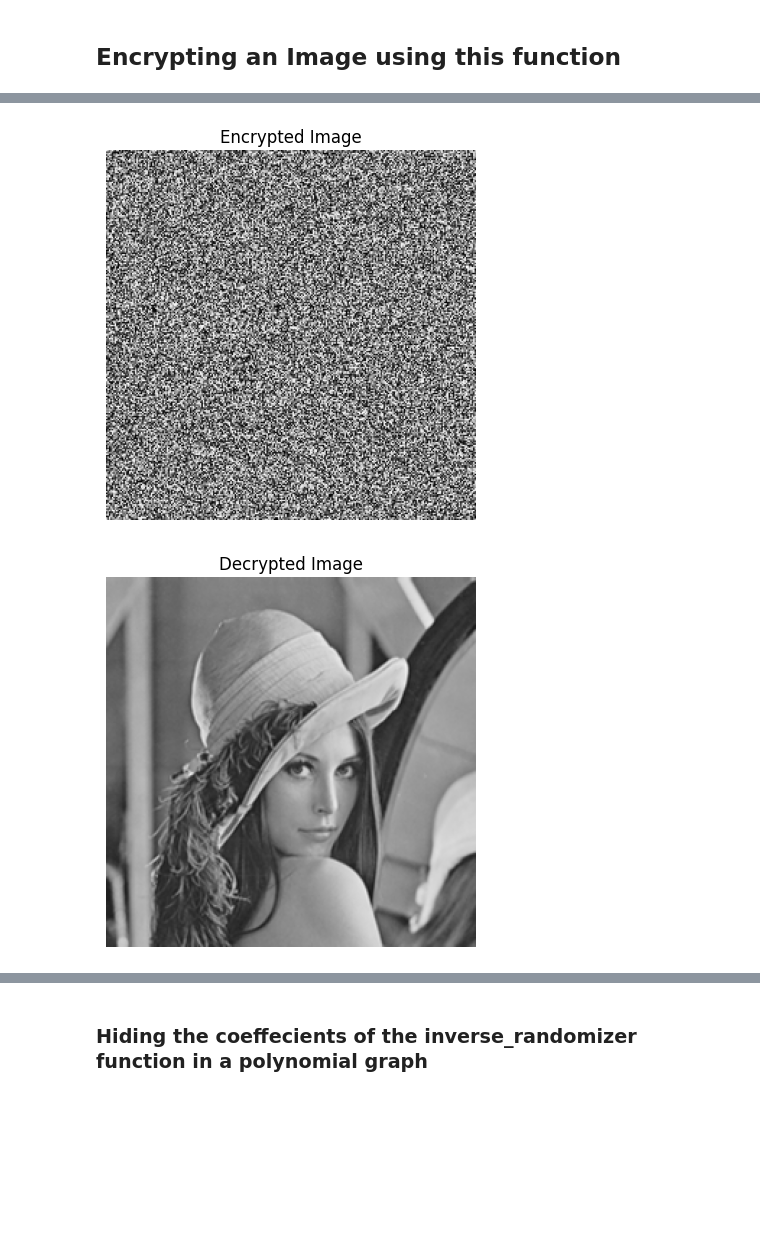
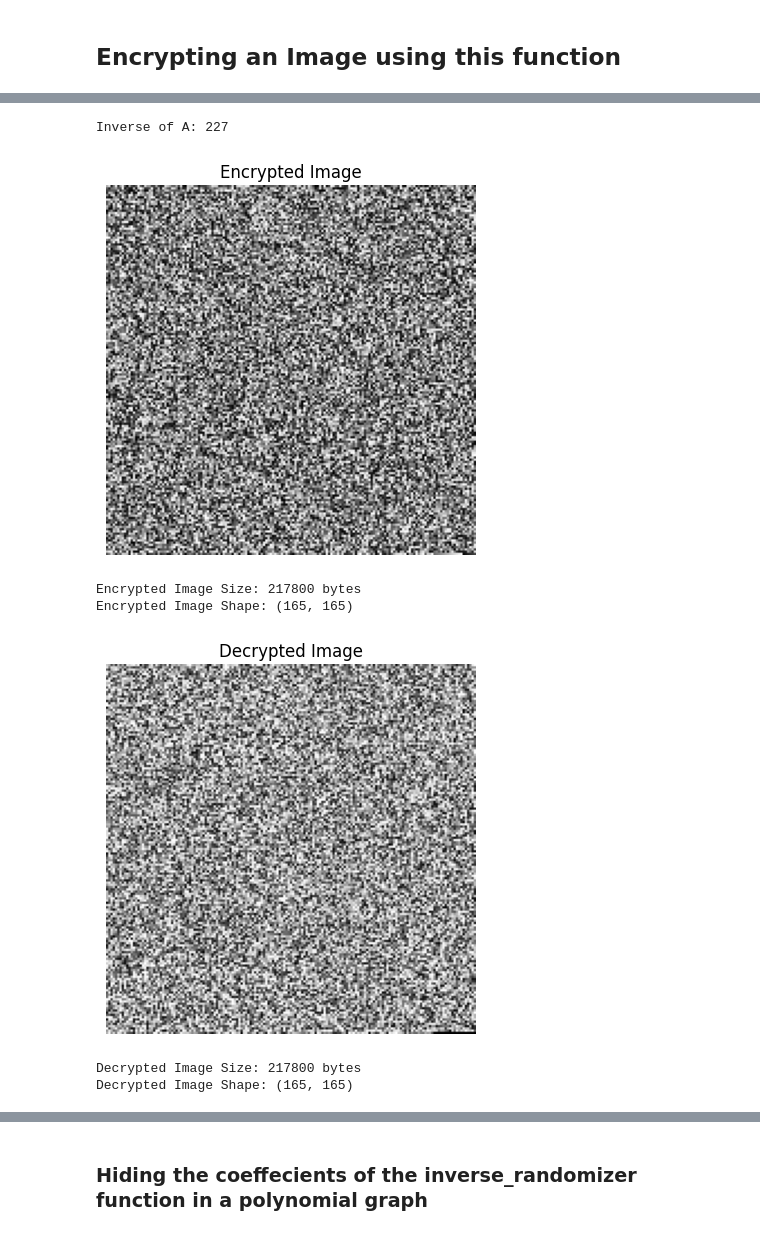
Before and after one commit to Vignaraj-pai/-t-n--Secret-Image-Sharing, a Jupyter notebook: code.ipynb, the cells around one changed output, grey strips where cells are left out. Drawn from its saved outputs; the diff is of its cells as text; code cells hidden in the pictures; blank space fills up the shorter version.

```diff
--- a/code.ipynb
+++ b/code.ipynb
@@ -88,0 +184,11 @@ plt.show()
+# %%
+# Flatten the difference image array
+flat_diff_pixels = diff_img.flatten()
+
+# Apply dynamic Huffman coding to the difference image
+huffman_codes_diff = dynamic_huffman(flat_diff_pixels)
+
+# Print the Huffman codes for the difference image
+print("Huffman Codes for Difference Image:") # only top 10
+for pixel, code in list(huffman_codes_diff.items())[:10]:
+    print(f"Pixel: {pixel}, Code: {code}")
@@ -89,45 +272,59 @@ plt.show()
 # %%
 # Encrypting the image using the randomizer equation
-A = 314
+A = 203
 b = 15
 c = 153
 d = 203
-N = 255
+N = 256
 A_inv = modinv(A, N)
+print(f"Inverse of A: {A_inv}")
 if A_inv is None:
     raise ValueError("Inverse does not exist")
 
 # Encrypt the image using the randomizer equation
-encrypted_image = np.zeros_like(image, dtype=np.uint32)
-for i in range(image.shape[0]):
-    for j in range(image.shape[1]):
-        encrypted_image[i, j] = randomizer(image[i, j], A, b, c, d, i, j, N)
+encrypted_image = np.zeros_like(new_image, dtype=np.uint64)
+for i in range(new_image.shape[0]):
+    for j in range(new_image.shape[1]):
+        encrypted_image[i, j] = randomizer(new_image[i, j], A, b, c, d, i, j, N)
 
 # Convert back to an image
-new_image = Image.fromarray(encrypted_image.astype(np.uint32))
+# encrypted_new_image = Image.fromarray(encrypted_image.astype(np.uint32))
 
-# Plotting encrypted image
-plt.imshow(new_image, cmap='gray')
+# # Plotting encrypted image
+plt.imshow(encrypted_image, cmap='gray')
 plt.axis('off')
 plt.title('Encrypted Image')
 plt.show()
+
+# size and shape of encrypted image
+print(f"Encrypted Image Size: {encrypted_image.nbytes} bytes")
+print(f"Encrypted Image Shape: {encrypted_image.shape}")
 # %% [output]
+Inverse of A: 227
-[figure, old version]
+[figure, new version]
+Encrypted Image Size: 217800 bytes
+Encrypted Image Shape: (165, 165)
 # %%
 # Quick test to check if the encryption and decryption work
 # Decrypt the image using the inverse randomizer equation
-decrypted_image = np.zeros_like(encrypted_image, dtype=np.uint32)
+decrypted_image = np.zeros_like(encrypted_image, dtype=np.uint64)
 for i in range(encrypted_image.shape[0]):
     for j in range(encrypted_image.shape[1]):
         decrypted_image[i, j] = inverse_randomizer(encrypted_image[i, j], A_inv, b, c, d, i, j, N)
 
 # Convert back to an image
-new_image_decrypted = Image.fromarray(decrypted_image.astype(np.uint32))
+# new_image_decrypted = Image.fromarray(decrypted_image.astype(np.uint64))
 
 # Plotting decrypted image
-plt.imshow(new_image_decrypted, cmap='gray')
+plt.imshow(decrypted_image, cmap='gray')
 plt.axis('off')
 plt.title('Decrypted Image')
 plt.show()
+
+# Size and Shape of decrypted image
+print(f"Decrypted Image Size: {decrypted_image.nbytes} bytes")
+print(f"Decrypted Image Shape: {decrypted_image.shape}")
 # %% [output]
-[figure, old version]
+[figure, new version]
+Decrypted Image Size: 217800 bytes
+Decrypted Image Shape: (165, 165)
```
Also changed, not shown: parts of 22 cells of this notebook, 8 other files.
